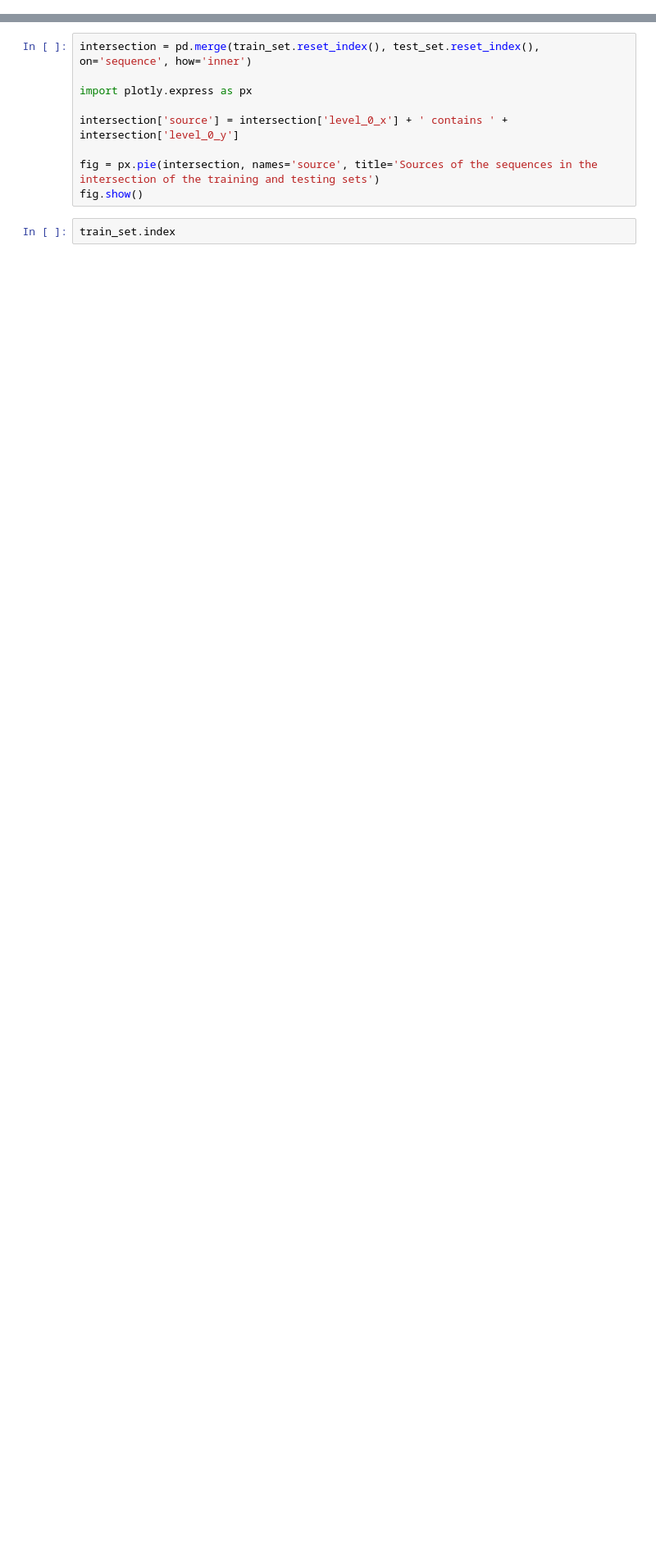
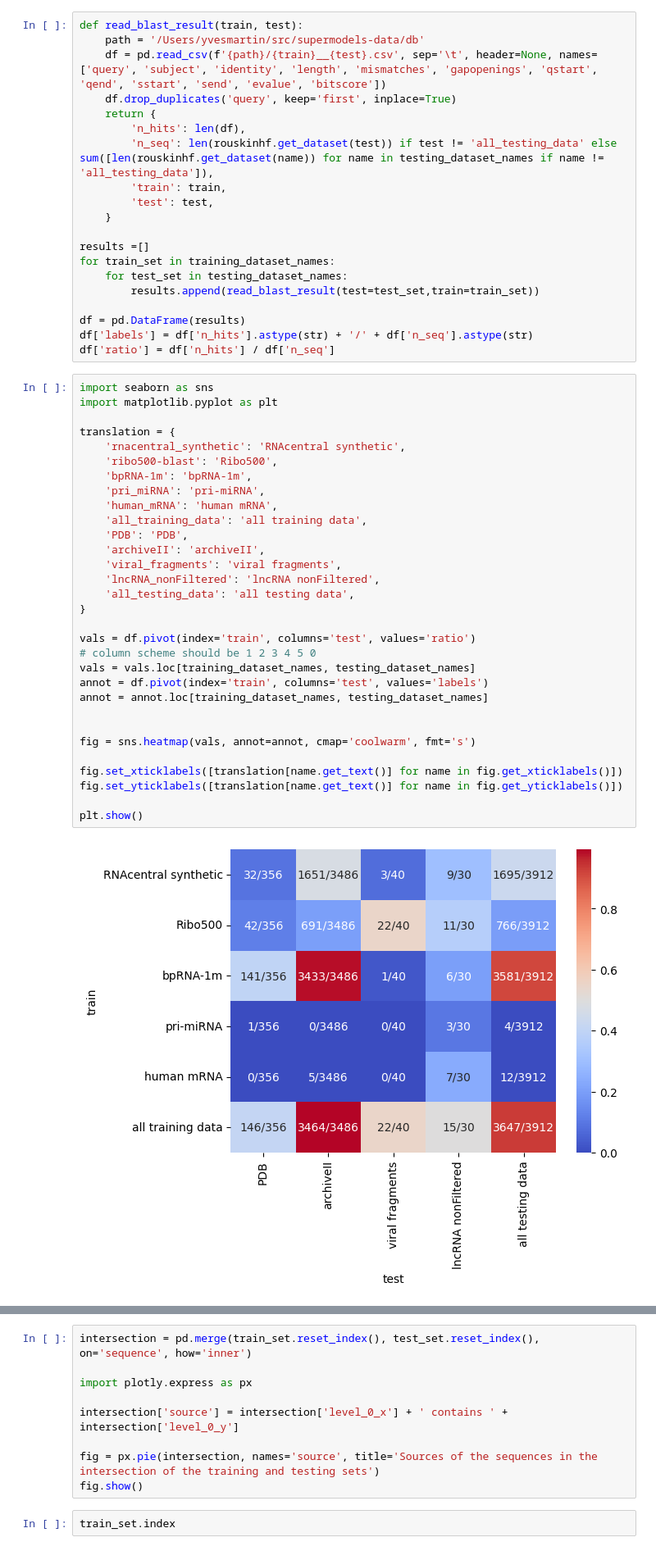
Before and after one commit to rouskinlab/efold_data, a Jupyter notebook: test_set_not_in_train_set.ipynb, the cells around one changed output, grey strips where cells are left out. Shown at 82% size. Saved outputs shown, nothing was run; the diff lists cells and outputs as text; blank space fills up the shorter version.

```diff
--- a/test_set_not_in_train_set.ipynb
+++ b/test_set_not_in_train_set.ipynb
@@ -47,0 +114,53 @@ intersection
+# %%
+def read_blast_result(train, test):
+    path = '/Users/yvesmartin/src/supermodels-data/db'
+    df = pd.read_csv(f'{path}/{train}__{test}.csv', sep='\t', header=None, names=['query', 'subject', 'identity', 'length', 'mismatches', 'gapopenings', 'qstart', 'qend', 'sstart', 'send', 'evalue', 'bitscore'])
+    df.drop_duplicates('query', keep='first', inplace=True)
+    return {
+        'n_hits': len(df),
+        'n_seq': len(rouskinhf.get_dataset(test)) if test != 'all_testing_data' else sum([len(rouskinhf.get_dataset(name)) for name in testing_dataset_names if name != 'all_testing_data']),
+        'train': train,
+        'test': test,
+    }
+
+results =[]
+for train_set in training_dataset_names:
+    for test_set in testing_dataset_names:
+        results.append(read_blast_result(test=test_set,train=train_set))
+
+df = pd.DataFrame(results)
+df['labels'] = df['n_hits'].astype(str) + '/' + df['n_seq'].astype(str)
+df['ratio'] = df['n_hits'] / df['n_seq']
+# %%
+import seaborn as sns
+import matplotlib.pyplot as plt
+
+translation = {
+    'rnacentral_synthetic': 'RNAcentral synthetic',
+    'ribo500-blast': 'Ribo500',
+    'bpRNA-1m': 'bpRNA-1m',
+    'pri_miRNA': 'pri-miRNA',
+    'human_mRNA': 'human mRNA',
+    'all_training_data': 'all training data',
+    'PDB': 'PDB',
+    'archiveII': 'archiveII',
+    'viral_fragments': 'viral fragments',
+    'lncRNA_nonFiltered': 'lncRNA nonFiltered',
+    'all_testing_data': 'all testing data',
+}
+
+vals = df.pivot(index='train', columns='test', values='ratio')
+# column scheme should be 1 2 3 4 5 0
+vals = vals.loc[training_dataset_names, testing_dataset_names]
+annot = df.pivot(index='train', columns='test', values='labels')
+annot = annot.loc[training_dataset_names, testing_dataset_names]
+
+
+fig = sns.heatmap(vals, annot=annot, cmap='coolwarm', fmt='s')
+
+fig.set_xticklabels([translation[name.get_text()] for name in fig.get_xticklabels()])
+fig.set_yticklabels([translation[name.get_text()] for name in fig.get_yticklabels()])
+
+plt.show()
+# %% [output]
+[figure, added]
```
Also changed, not shown: parts of 11 cells of this notebook, 1 other file.
